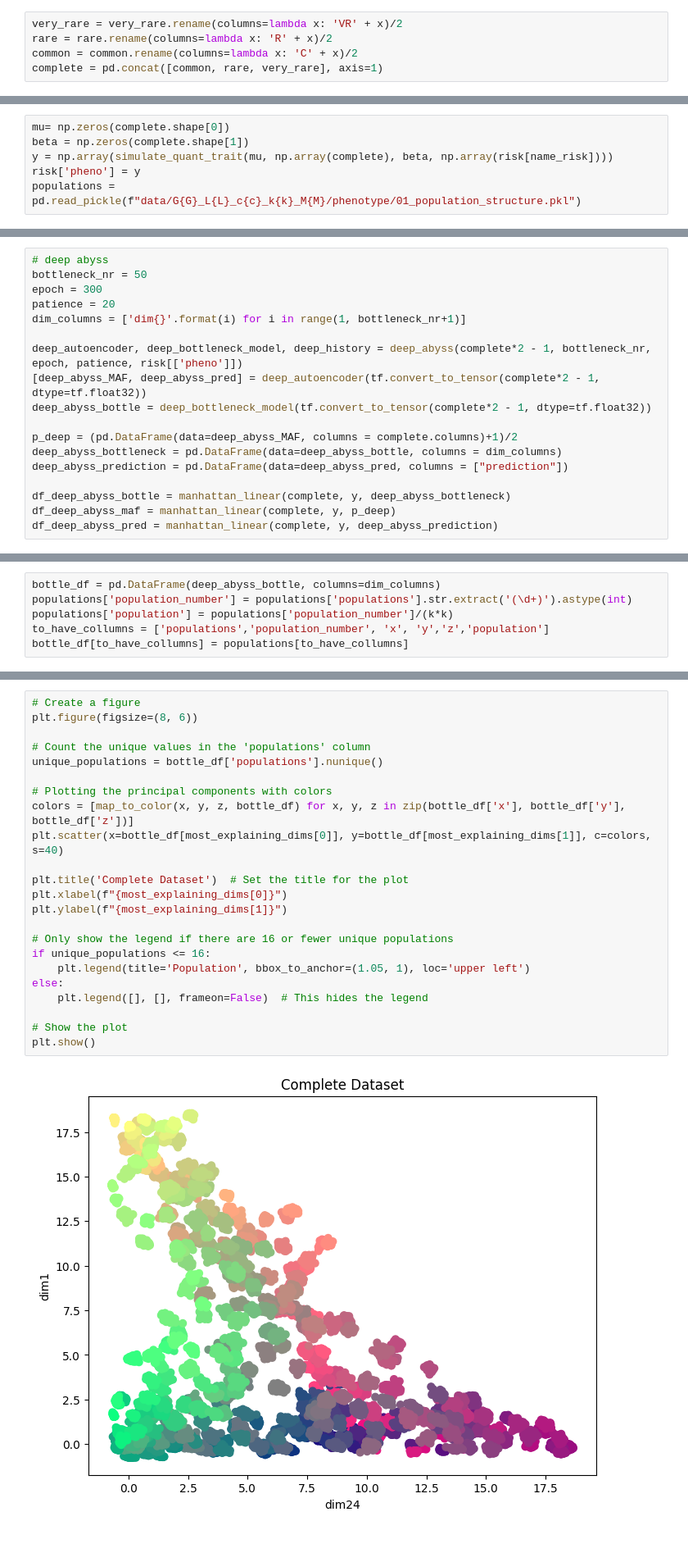
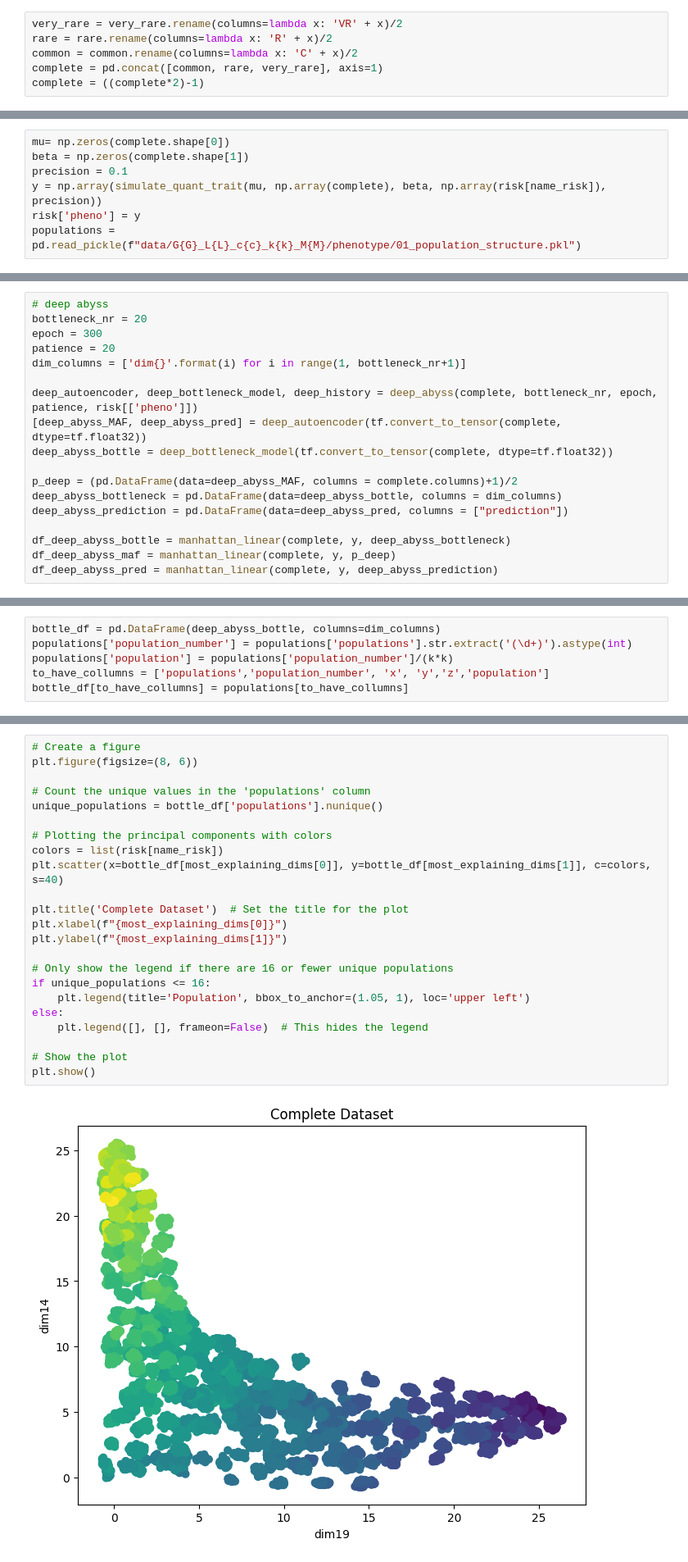
Before and after one commit to mat2m10/abyss_simulation, a Jupyter notebook: 09 Analysis only environment.ipynb, the cells around one changed output, grey strips where cells are left out. Shown at 82% size. Saved outputs shown, nothing was run; the diff lists cells and outputs as text.

```diff
--- a/09 Analysis only environment.ipynb
+++ b/09 Analysis only environment.ipynb
@@ -88,6 +89,7 @@ very_rare = very_rare.rename(columns=lambda x: 'VR' + x)/2
 rare = rare.rename(columns=lambda x: 'R' + x)/2
 common = common.rename(columns=lambda x: 'C' + x)/2
 complete = pd.concat([common, rare, very_rare], axis=1)
+complete = ((complete*2)-1)
 # %% [markdown]
 # Load environmental risk
 # %%
@@ -97,7 +99,8 @@ risk = pd.read_pickle(f"data/G{G}_L{L}_c{c}_k{k}_M{M}/phenotype/environmental_ri
 # %%
 mu= np.zeros(complete.shape[0])
 beta = np.zeros(complete.shape[1])
-y = np.array(simulate_quant_trait(mu, np.array(complete), beta, np.array(risk[name_risk])))
+precision = 0.1
+y = np.array(simulate_quant_trait(mu, np.array(complete), beta, np.array(risk[name_risk]), precision))
 risk['pheno'] = y
 populations = pd.read_pickle(f"data/G{G}_L{L}_c{c}_k{k}_M{M}/phenotype/01_population_structure.pkl")
 # %%
@@ -154,13 +154,13 @@ Covs
 # %%
 # deep abyss
-bottleneck_nr = 50
+bottleneck_nr = 20
 epoch = 300
 patience = 20
 dim_columns = ['dim{}'.format(i) for i in range(1, bottleneck_nr+1)]
 
-deep_autoencoder, deep_bottleneck_model, deep_history = deep_abyss(complete*2 - 1, bottleneck_nr, epoch, patience, risk[['pheno']])
-[deep_abyss_MAF, deep_abyss_pred] = deep_autoencoder(tf.convert_to_tensor(complete*2 - 1, dtype=tf.float32))
-deep_abyss_bottle = deep_bottleneck_model(tf.convert_to_tensor(complete*2 - 1, dtype=tf.float32))
+deep_autoencoder, deep_bottleneck_model, deep_history = deep_abyss(complete, bottleneck_nr, epoch, patience, risk[['pheno']])
+[deep_abyss_MAF, deep_abyss_pred] = deep_autoencoder(tf.convert_to_tensor(complete, dtype=tf.float32))
+deep_abyss_bottle = deep_bottleneck_model(tf.convert_to_tensor(complete, dtype=tf.float32))
 
 p_deep = (pd.DataFrame(data=deep_abyss_MAF, columns = complete.columns)+1)/2
 deep_abyss_bottleneck = pd.DataFrame(data=deep_abyss_bottle, columns = dim_columns)
@@ -393,25 +391,25 @@ most_explaining_dims = [f for f in most_explaining_dims if f.startswith('dim')]
 # %%
 # Create a figure
 plt.figure(figsize=(8, 6))
 
 # Count the unique values in the 'populations' column
 unique_populations = bottle_df['populations'].nunique()
 
 # Plotting the principal components with colors
-colors = [map_to_color(x, y, z, bottle_df) for x, y, z in zip(bottle_df['x'], bottle_df['y'], bottle_df['z'])]
+colors = list(risk[name_risk])
 plt.scatter(x=bottle_df[most_explaining_dims[0]], y=bottle_df[most_explaining_dims[1]], c=colors, s=40)
 
 plt.title('Complete Dataset')  # Set the title for the plot
 plt.xlabel(f"{most_explaining_dims[0]}")
 plt.ylabel(f"{most_explaining_dims[1]}")
 
 # Only show the legend if there are 16 or fewer unique populations
 if unique_populations <= 16:
     plt.legend(title='Population', bbox_to_anchor=(1.05, 1), loc='upper left')
 else:
     plt.legend([], [], frameon=False)  # This hides the legend
 
 # Show the plot
 plt.show()
 # %% [output]
-[figure, old version]
+[figure, new version]
```
Also changed, not shown: parts of 39 cells of this notebook, 6 other files.
